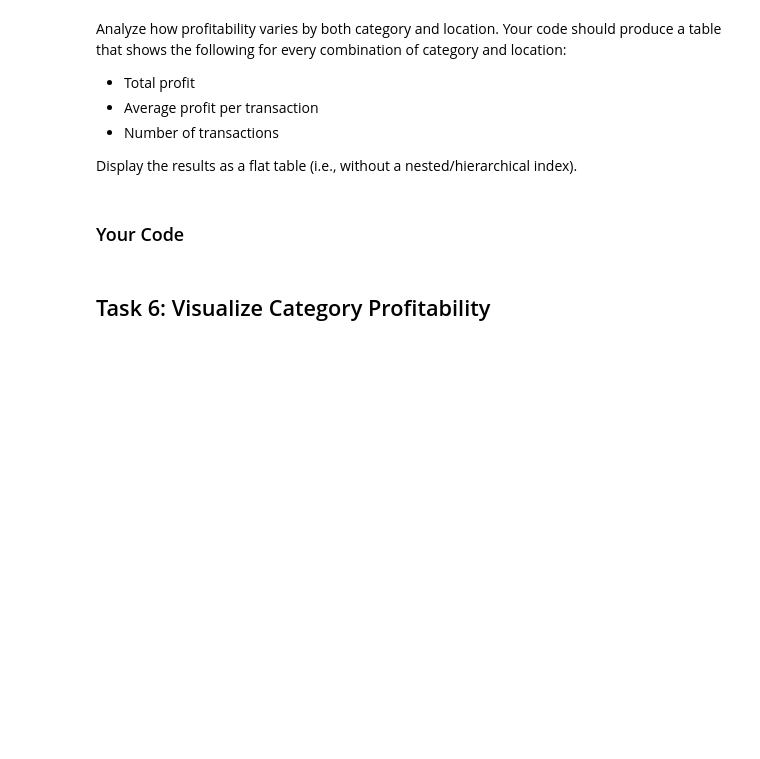
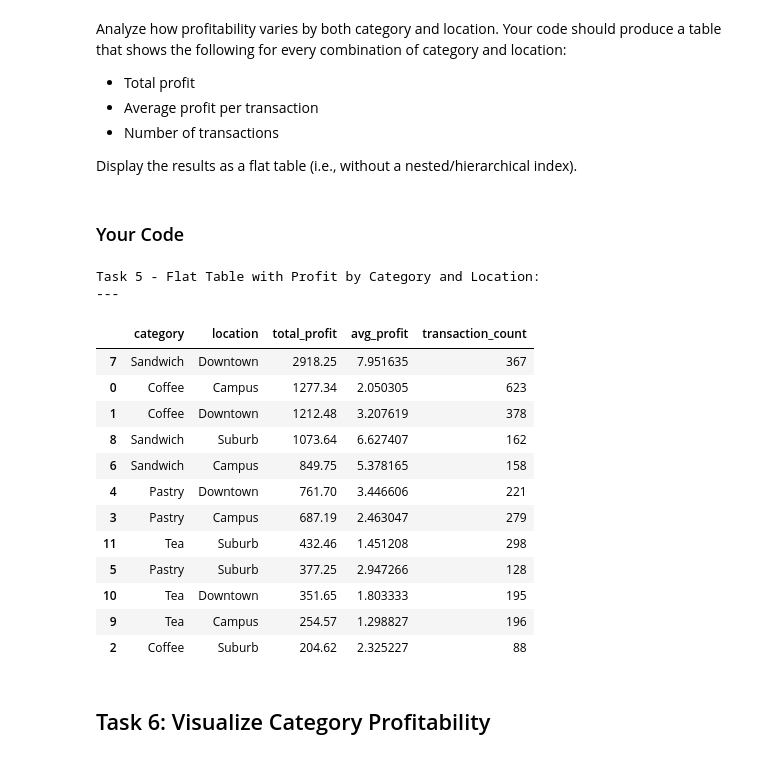
Before and after one commit to dev-festival/py4eda-work, a Jupyter notebook: test2b/test_2b.ipynb, the cells around one changed output. Saved outputs shown, nothing was run; the diff lists cells and outputs as text; code cells hidden in the pictures; blank space fills up the shorter version.

Commit message:
update: Task 5: Profit by Category and Location: Complete

```diff
--- a/test2b/test_2b.ipynb
+++ b/test2b/test_2b.ipynb
@@ -329,6 +329,32 @@ Display the results as a flat table (i.e., without a nested/hierarchical index).
 ### Your Code
 # %%
 # Task 5: groupby multiple columns, .agg() with dict, reset_index()
+
+print("Task 5 - Flat Table with Profit by Category and Location: \n---")
+
+category_location_summary = merge.groupby(['category', 'location']).agg({
+    'profit': ['sum', 'mean', 'count']
+}).reset_index()
+
+category_location_summary.columns = ['category', 'location', 'total_profit', 'avg_profit', 'transaction_count']
+
+category_location_summary.sort_values('total_profit', ascending = False)
+# %% [output]
+Task 5 - Flat Table with Profit by Category and Location:
+---
+|  | category | location | total_profit | avg_profit | transaction_count |
+| 7 | Sandwich | Downtown | 2918.25 | 7.951635 | 367 |
+| 0 | Coffee | Campus | 1277.34 | 2.050305 | 623 |
+| 1 | Coffee | Downtown | 1212.48 | 3.207619 | 378 |
+| 8 | Sandwich | Suburb | 1073.64 | 6.627407 | 162 |
+| 6 | Sandwich | Campus | 849.75 | 5.378165 | 158 |
+| 4 | Pastry | Downtown | 761.70 | 3.446606 | 221 |
+| 3 | Pastry | Campus | 687.19 | 2.463047 | 279 |
+| 11 | Tea | Suburb | 432.46 | 1.451208 | 298 |
+| 5 | Pastry | Suburb | 377.25 | 2.947266 | 128 |
+| 10 | Tea | Downtown | 351.65 | 1.803333 | 195 |
+| 9 | Tea | Campus | 254.57 | 1.298827 | 196 |
+| 2 | Coffee | Suburb | 204.62 | 2.325227 | 88 |
 # %% [markdown]
 ## Task 6: Visualize Category Profitability
 # %% [markdown]
```
